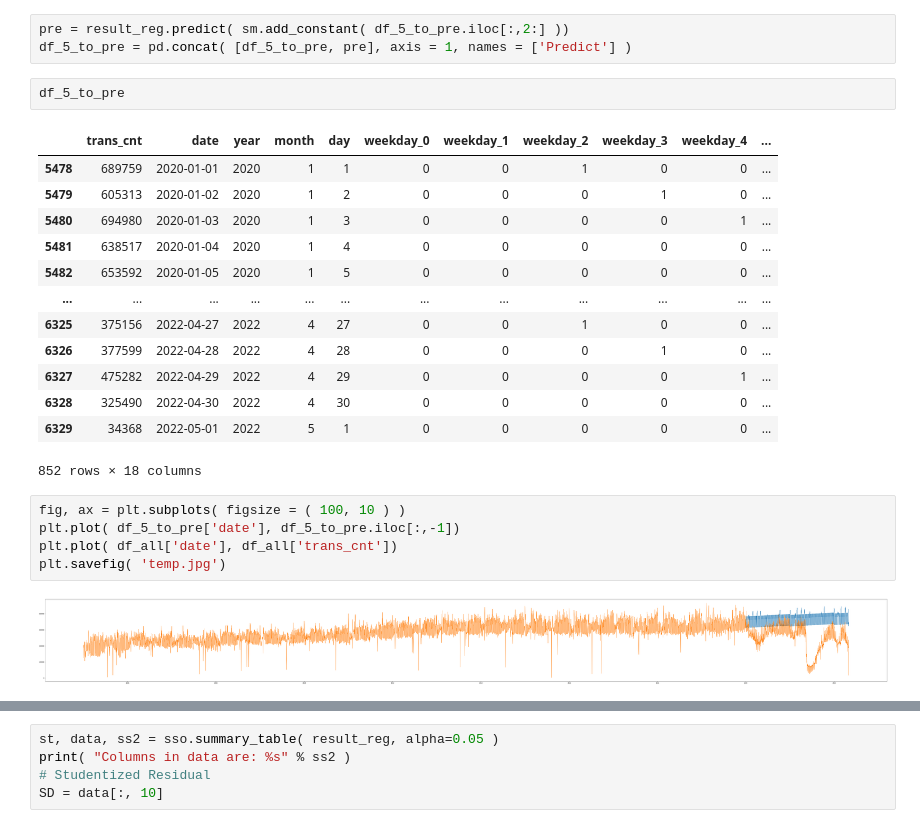
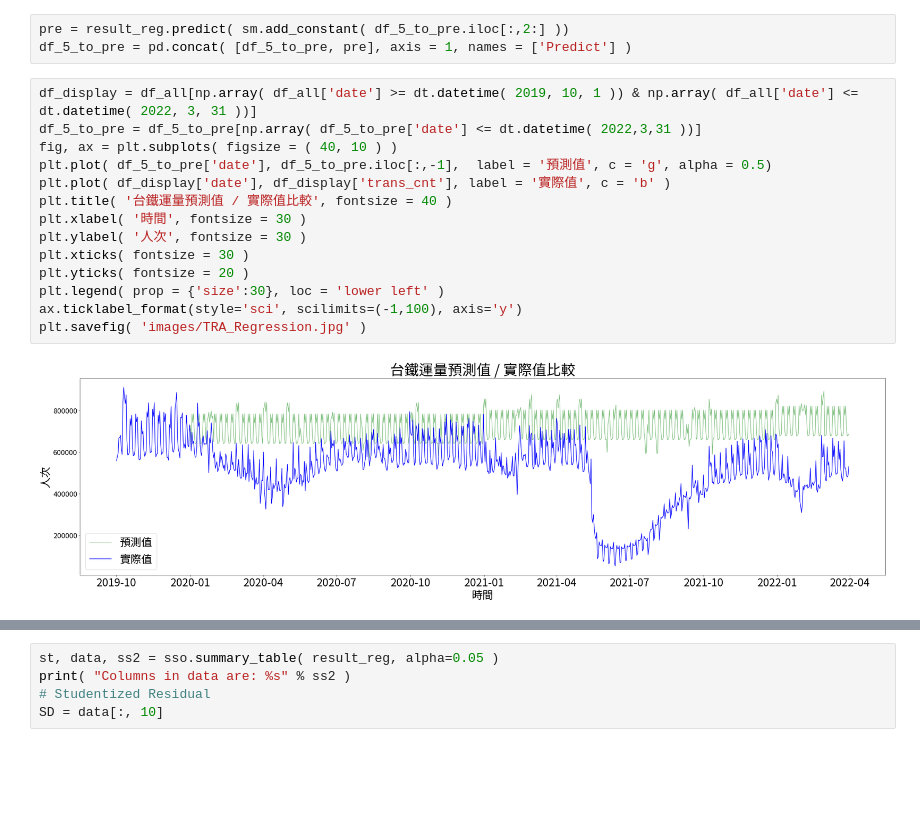
Before and after one commit to sam901122/Statistics_FinalProject, a Jupyter notebook: project_TRA/TRA_Regression.ipynb, the cells around one changed output, grey strips where cells are left out. Drawn from its saved outputs; the diff is of its cells as text; blank space fills up the shorter version.

```diff
--- a/project_TRA/TRA_Regression.ipynb
+++ b/project_TRA/TRA_Regression.ipynb
@@ -87,26 +74,19 @@ Name: date, Length: 852, dtype: datetime64[ns]
 # %%
 pre = result_reg.predict( sm.add_constant( df_5_to_pre.iloc[:,2:] ))
 df_5_to_pre = pd.concat( [df_5_to_pre, pre], axis = 1, names = ['Predict'] )
-# %%
-df_5_to_pre
-# %% [output]
-|  | trans_cnt | date | year | month | day | weekday_0 | weekday_1 | weekday_2 | weekday_3 | weekday_4 | ... |
-| 5478 | 689759 | 2020-01-01 | 2020 | 1 | 1 | 0 | 0 | 1 | 0 | 0 | ... |
-| 5479 | 605313 | 2020-01-02 | 2020 | 1 | 2 | 0 | 0 | 0 | 1 | 0 | ... |
-| 5480 | 694980 | 2020-01-03 | 2020 | 1 | 3 | 0 | 0 | 0 | 0 | 1 | ... |
-| 5481 | 638517 | 2020-01-04 | 2020 | 1 | 4 | 0 | 0 | 0 | 0 | 0 | ... |
-| 5482 | 653592 | 2020-01-05 | 2020 | 1 | 5 | 0 | 0 | 0 | 0 | 0 | ... |
-| ... | ... | ... | ... | ... | ... | ... | ... | ... | ... | ... | ... |
-| 6325 | 375156 | 2022-04-27 | 2022 | 4 | 27 | 0 | 0 | 1 | 0 | 0 | ... |
-| 6326 | 377599 | 2022-04-28 | 2022 | 4 | 28 | 0 | 0 | 0 | 1 | 0 | ... |
-| 6327 | 475282 | 2022-04-29 | 2022 | 4 | 29 | 0 | 0 | 0 | 0 | 1 | ... |
-| 6328 | 325490 | 2022-04-30 | 2022 | 4 | 30 | 0 | 0 | 0 | 0 | 0 | ... |
-| 6329 | 34368 | 2022-05-01 | 2022 | 5 | 1 | 0 | 0 | 0 | 0 | 0 | ... |
-852 rows × 18 columns
-# %%
-fig, ax = plt.subplots( figsize = ( 100, 10 ) )
-plt.plot( df_5_to_pre['date'], df_5_to_pre.iloc[:,-1])
-plt.plot( df_all['date'], df_all['trans_cnt'])
-plt.savefig( 'temp.jpg')
-# %% [output]
-[figure, removed]
+# %%
+df_display = df_all[np.array( df_all['date'] >= dt.datetime( 2019, 10, 1 )) & np.array( df_all['date'] <= dt.datetime( 2022, 3, 31 ))]
+df_5_to_pre = df_5_to_pre[np.array( df_5_to_pre['date'] <= dt.datetime( 2022,3,31 ))]
+fig, ax = plt.subplots( figsize = ( 40, 10 ) )
+plt.plot( df_5_to_pre['date'], df_5_to_pre.iloc[:,-1],  label = '預測值', c = 'g', alpha = 0.5)
+plt.plot( df_display['date'], df_display['trans_cnt'], label = '實際值', c = 'b' )
+plt.title( '台鐵運量預測值 / 實際值比較', fontsize = 40 )
+plt.xlabel( '時間', fontsize = 30 )
+plt.ylabel( '人次', fontsize = 30 )
+plt.xticks( fontsize = 30 )
+plt.yticks( fontsize = 20 )
+plt.legend( prop = {'size':30}, loc = 'lower left' )
+ax.ticklabel_format(style='sci', scilimits=(-1,100), axis='y')
+plt.savefig( 'images/TRA_Regression.jpg' )
+# %% [output]
+[figure, added]
```
Also changed, not shown: parts of 25 cells of this notebook, 16 other files.
